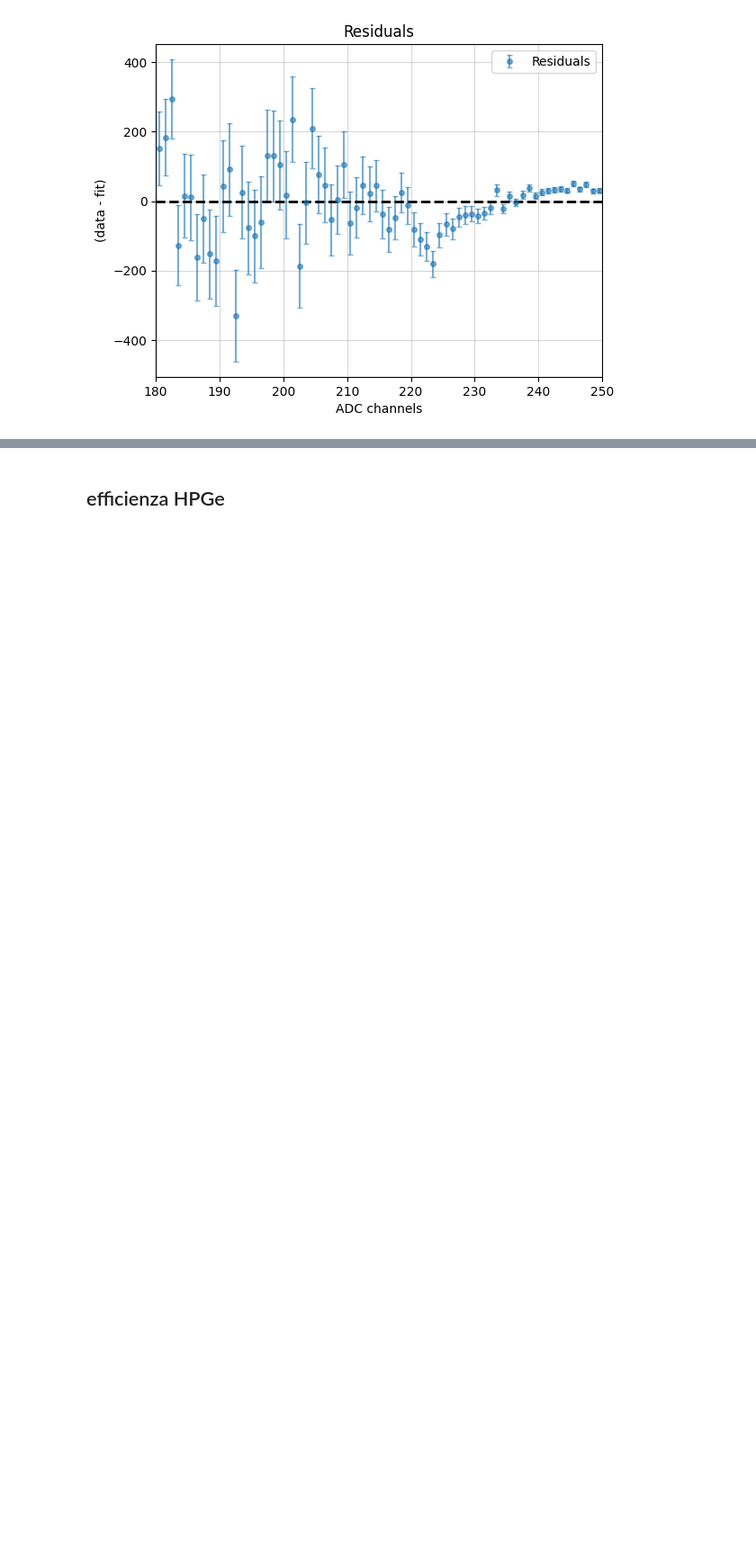
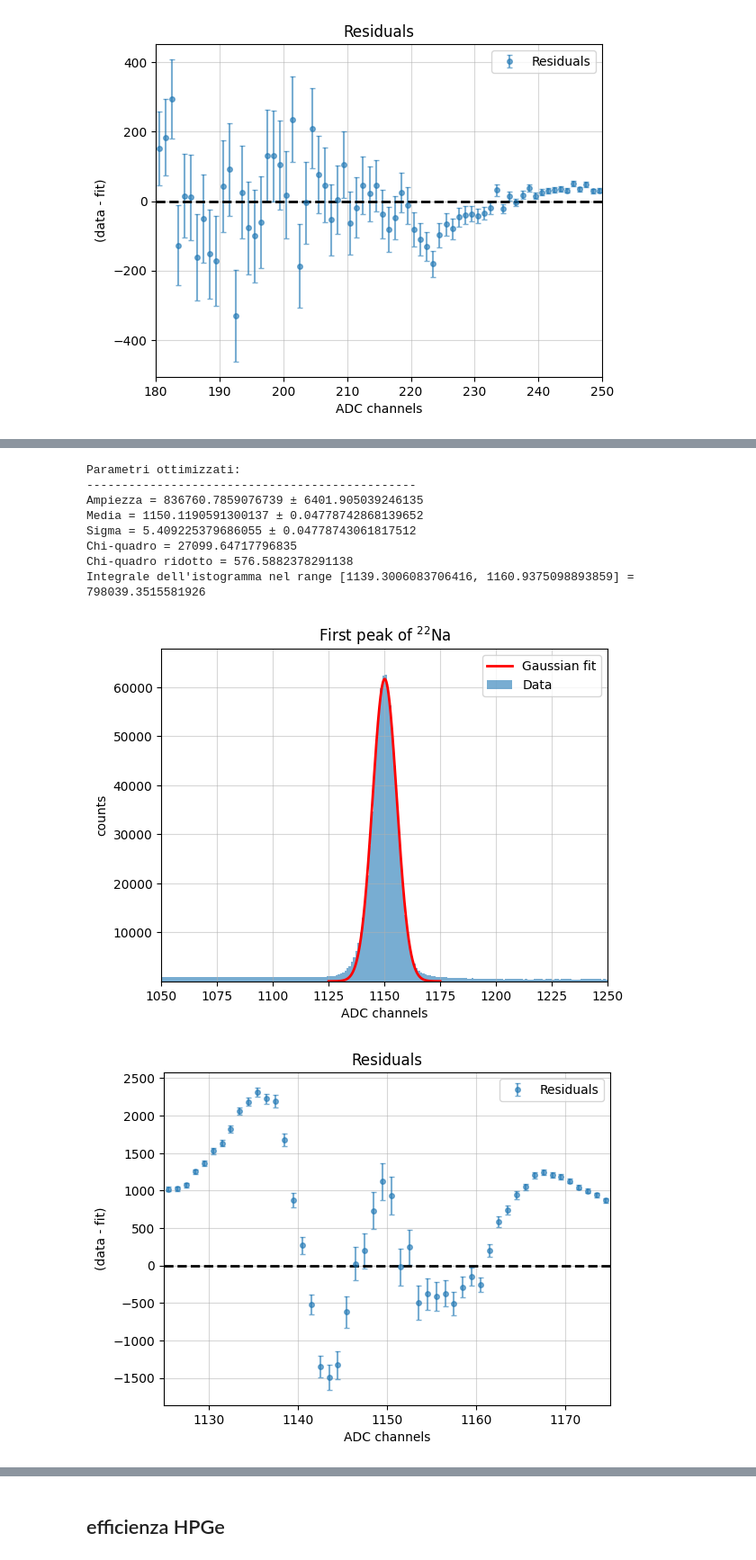
Before and after one commit to b3n3d3tt4/gamma, a Jupyter notebook: analisi.ipynb, the cells around one changed output, grey strips where cells are left out. Shown at 90% size. Cells and saved outputs as stored; diff of their text form; code cells hidden in the pictures; blank space fills up the shorter version.

```diff
--- a/analisi.ipynb
+++ b/analisi.ipynb
@@ -186,0 +191,13 @@ Integrale dell'istogramma nel range [166.35685198445304, 220.83525563559806] = 6
+# %%
+sodioch1_peak1 = ben.normal(bin_centers=bin_sodio_ch1_corr, counts=hist_sodio_ch1_corr, xlabel='ADC channels', ylabel='counts', titolo='First peak of $^{22}$Na', xmin=1125, xmax=1175, x1=1050, x2=1250, n=2)
+# %% [output]
+Parametri ottimizzati:
+-----------------------------------------------
+Ampiezza = 836760.7859076739 ± 6401.905039246135
+Media = 1150.1190591300137 ± 0.04778742868139652
+Sigma = 5.409225379686055 ± 0.04778743061817512
+Chi-quadro = 27099.64717796835
+Chi-quadro ridotto = 576.5882378291138
+Integrale dell'istogramma nel range [1139.3006083706416, 1160.9375098893859] = 798039.3515581926
+[figure, added]
+[figure, added]
```
Also changed, not shown: parts of 4 cells of this notebook.
